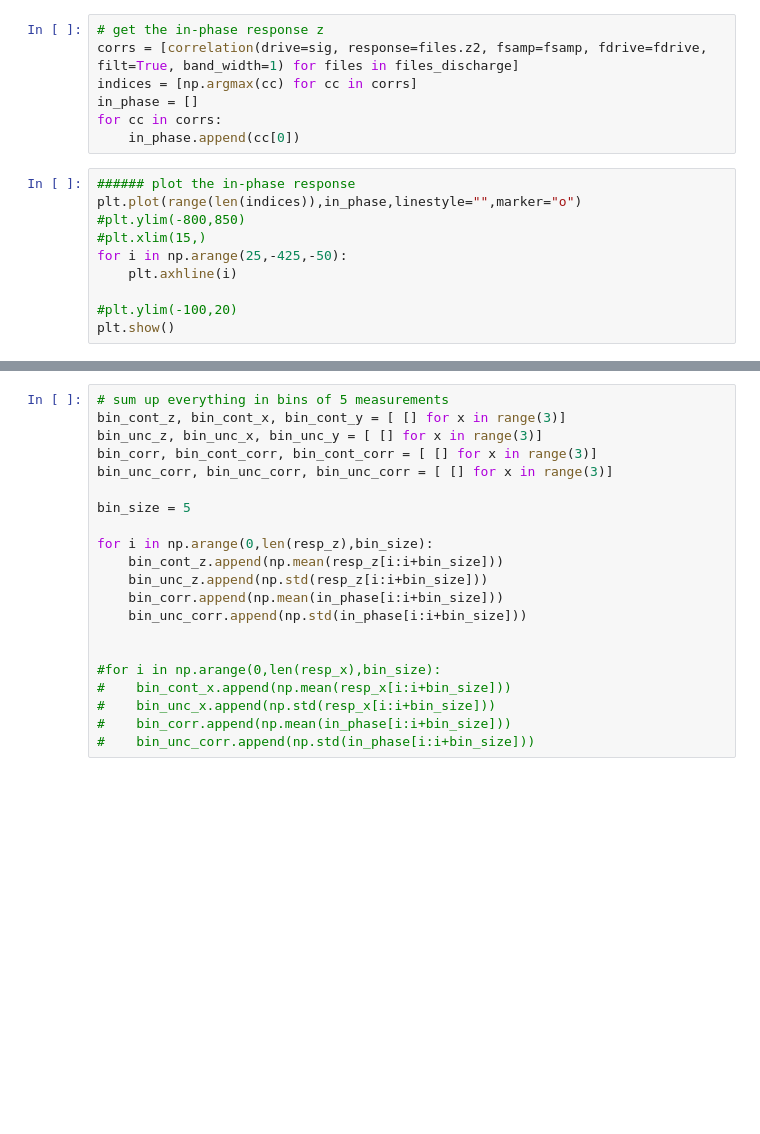
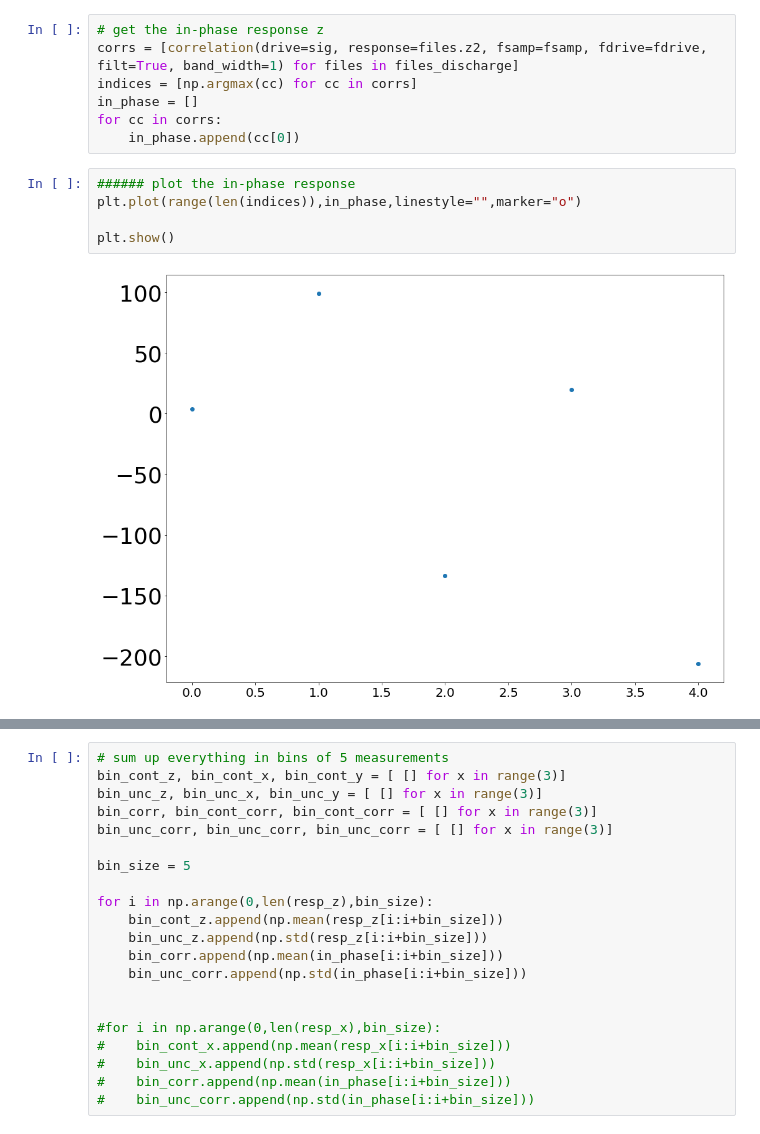
Before and after one commit to stanfordbeads/New_trap_code, a Jupyter notebook: Scripts/General_Discharge.ipynb, the cells around one changed output, grey strips where cells are left out. Cells and saved outputs as stored; diff of their text form; blank space fills up the shorter version.

```diff
--- a/Scripts/General_Discharge.ipynb
+++ b/Scripts/General_Discharge.ipynb
@@ -75,13 +77,10 @@ for cc in corrs:
 # %%
 ###### plot the in-phase response
 plt.plot(range(len(indices)),in_phase,linestyle="",marker="o")
-#plt.ylim(-800,850)
-#plt.xlim(15,)
-for i in np.arange(25,-425,-50):
-    plt.axhline(i)
 
-#plt.ylim(-100,20)
 plt.show()
+# %% [output]
+[figure, added]
 # %%
 # load the response from the max_corr (basically)
 
```
Also changed, not shown: parts of 7 cells of this notebook, 31 other files.
